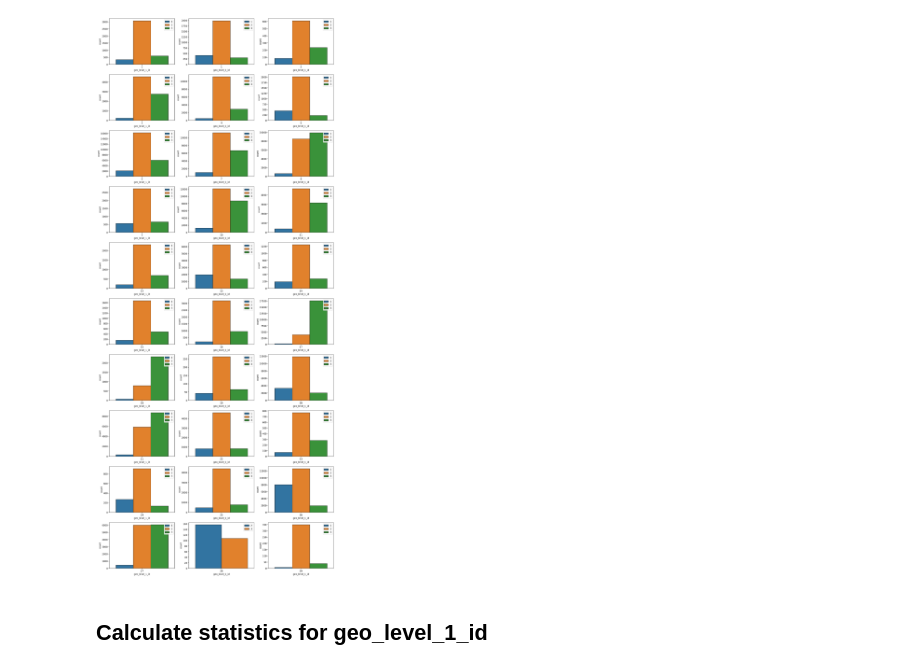
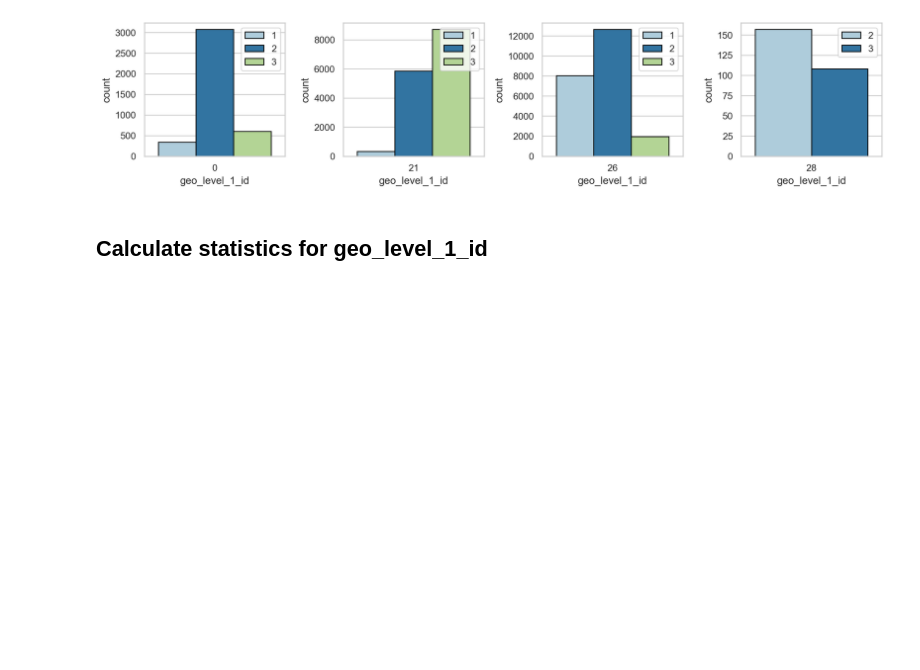
Before and after one commit to nina-prog/richters-predictor-modeling-earthquake-damage, a Jupyter notebook: notebooks/week03/week03-risk-statistics-based-on-geo-level-id.ipynb, the cells around one changed output. Drawn from its saved outputs; the diff is of its cells as text; code cells hidden in the pictures; blank space fills up the shorter version.

Commit message:
Change figure settings

```diff
--- a/notebooks/week03/week03-risk-statistics-based-on-geo-level-id.ipynb
+++ b/notebooks/week03/week03-risk-statistics-based-on-geo-level-id.ipynb
@@ -13,6 +13,8 @@ import math
 # %%
 %matplotlib inline
 %config InlineBackend.figure_format='retina'
+sns.set_theme(style='whitegrid')
+sns.set_palette(palette="Paired")
 # %%
 # Read data
 dir_data = '../../data/raw/'
@@ -39,19 +41,19 @@ y_train = pd.read_csv("../../data/raw/train_labels.csv")
 # %%
 df = data.set_index('building_id').join(y_train.set_index('building_id'))
 # %%
-fig, axes = plt.subplots(figsize=(15, 35), nrows=10, ncols=3)
+fig, axes = plt.subplots(figsize=(13, 3), nrows=1, ncols=4)
 axes = axes.flatten()
 
-for geo_level in range(30):
+for geo_level, ax in zip([0, 21, 26, 28], axes):
     data_filtered = df[df['geo_level_1_id'] == geo_level]
 
-    g=sns.countplot(data=data_filtered, x='geo_level_1_id', hue="damage_grade", edgecolor="black", ax=axes[geo_level])
-    axes[geo_level].legend(loc="upper right")
+    g=sns.countplot(data=data_filtered, x='geo_level_1_id', hue="damage_grade", edgecolor="black", ax=ax)
+    ax.legend(loc="upper right")
 
 plt.tight_layout()
 plt.show()
 # %% [output]
-[figure, old version]
+[figure, new version]
 # %% [markdown]
 ## Calculate statistics for geo_level_1_id
 # %%
```
